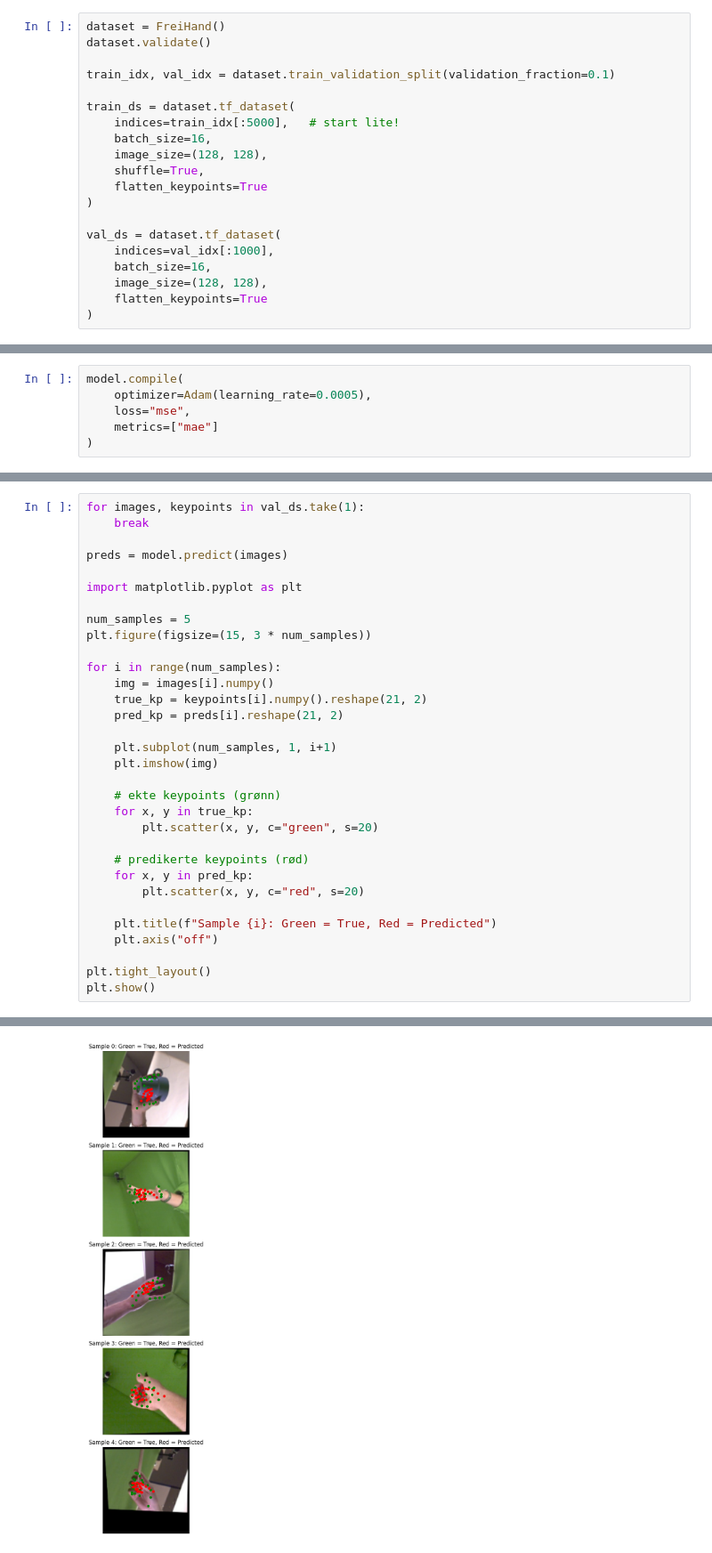
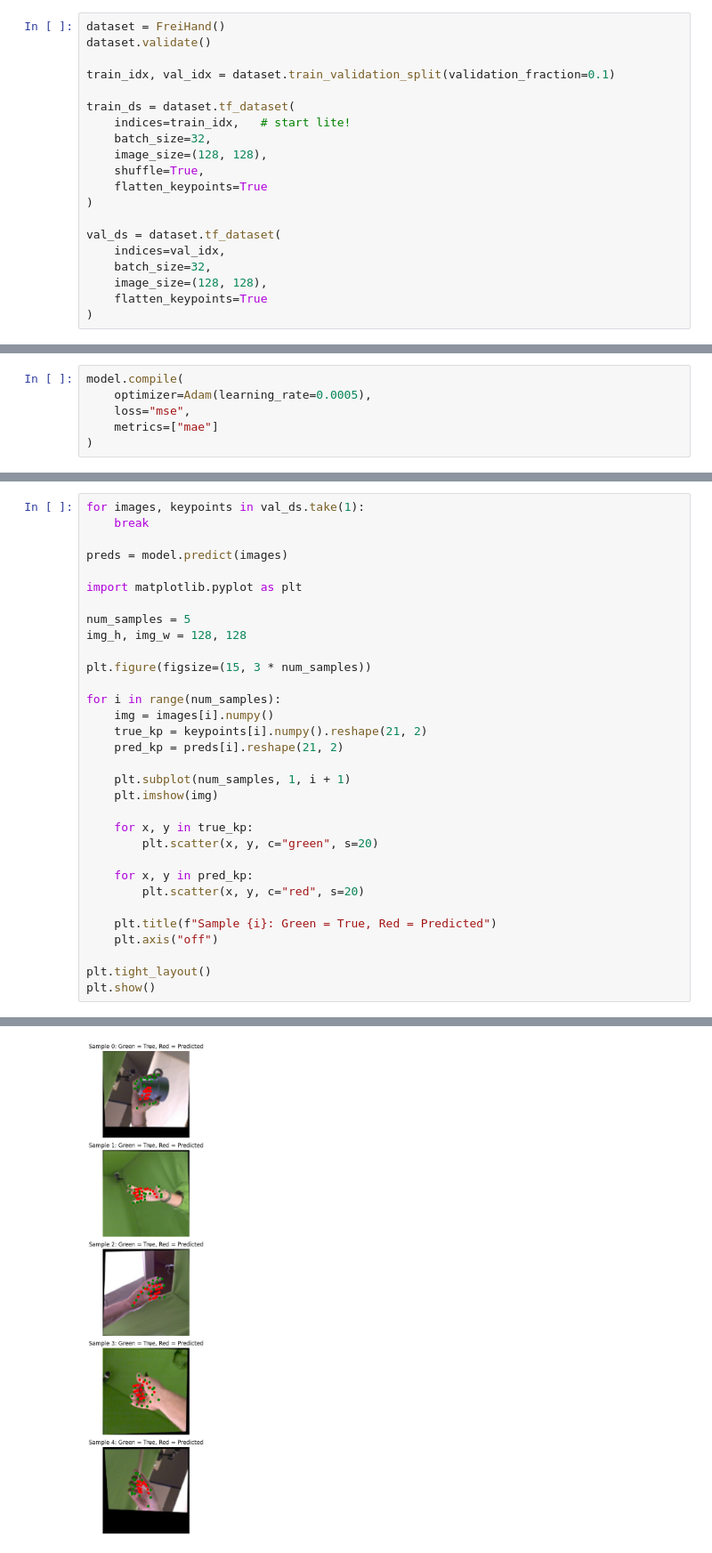
Before and after one commit to VictorJohansen/hand-pose-estimation, a Jupyter notebook: notebooks/train_baseline.ipynb, the cells around one changed output, grey strips where cells are left out. Shown at 89% size. Drawn from its saved outputs; the diff is of its cells as text.

Commit message:
training baseline model on full dataset

```diff
--- a/notebooks/train_baseline.ipynb
+++ b/notebooks/train_baseline.ipynb
@@ -12,16 +12,16 @@ dataset.validate()
 train_idx, val_idx = dataset.train_validation_split(validation_fraction=0.1)
 
 train_ds = dataset.tf_dataset(
-    indices=train_idx[:5000],   # start lite!
-    batch_size=16,
+    indices=train_idx,   # start lite!
+    batch_size=32,
     image_size=(128, 128),
     shuffle=True,
     flatten_keypoints=True
 )
 
 val_ds = dataset.tf_dataset(
-    indices=val_idx[:1000],
-    batch_size=16,
+    indices=val_idx,
+    batch_size=32,
     image_size=(128, 128),
     flatten_keypoints=True
 )
@@ -93,6 +93,8 @@ preds = model.predict(images)
 import matplotlib.pyplot as plt
 
 num_samples = 5
+img_h, img_w = 128, 128
+
 plt.figure(figsize=(15, 3 * num_samples))
 
 for i in range(num_samples):
@@ -100,14 +102,12 @@ for i in range(num_samples):
     true_kp = keypoints[i].numpy().reshape(21, 2)
     pred_kp = preds[i].reshape(21, 2)
 
-    plt.subplot(num_samples, 1, i+1)
+    plt.subplot(num_samples, 1, i + 1)
     plt.imshow(img)
 
-    # ekte keypoints (grønn)
     for x, y in true_kp:
         plt.scatter(x, y, c="green", s=20)
 
-    # predikerte keypoints (rød)
     for x, y in pred_kp:
         plt.scatter(x, y, c="red", s=20)
 
@@ -121 +121 @@ plt.show()
-[figure, old version]
+[figure, new version]
```
Also changed, not shown: parts of 2 cells of this notebook.
